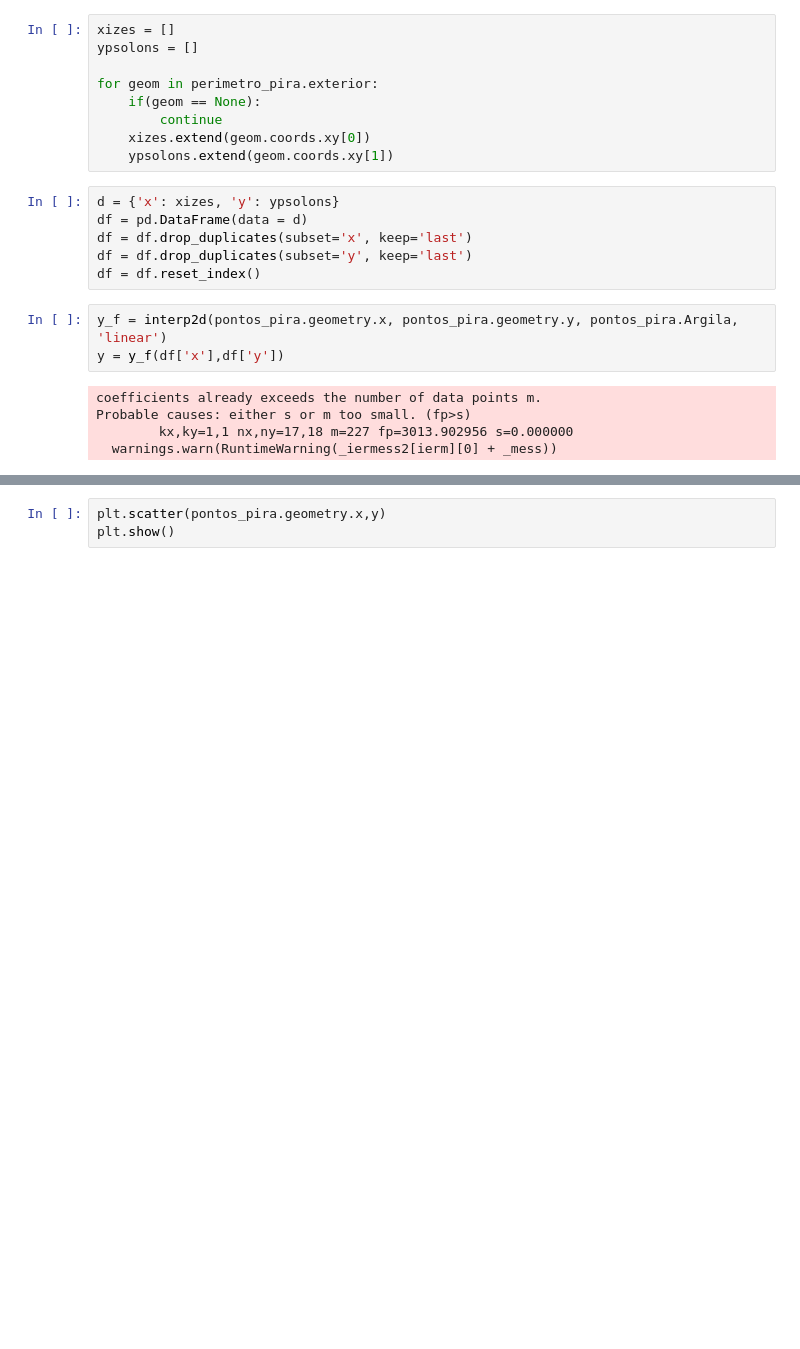
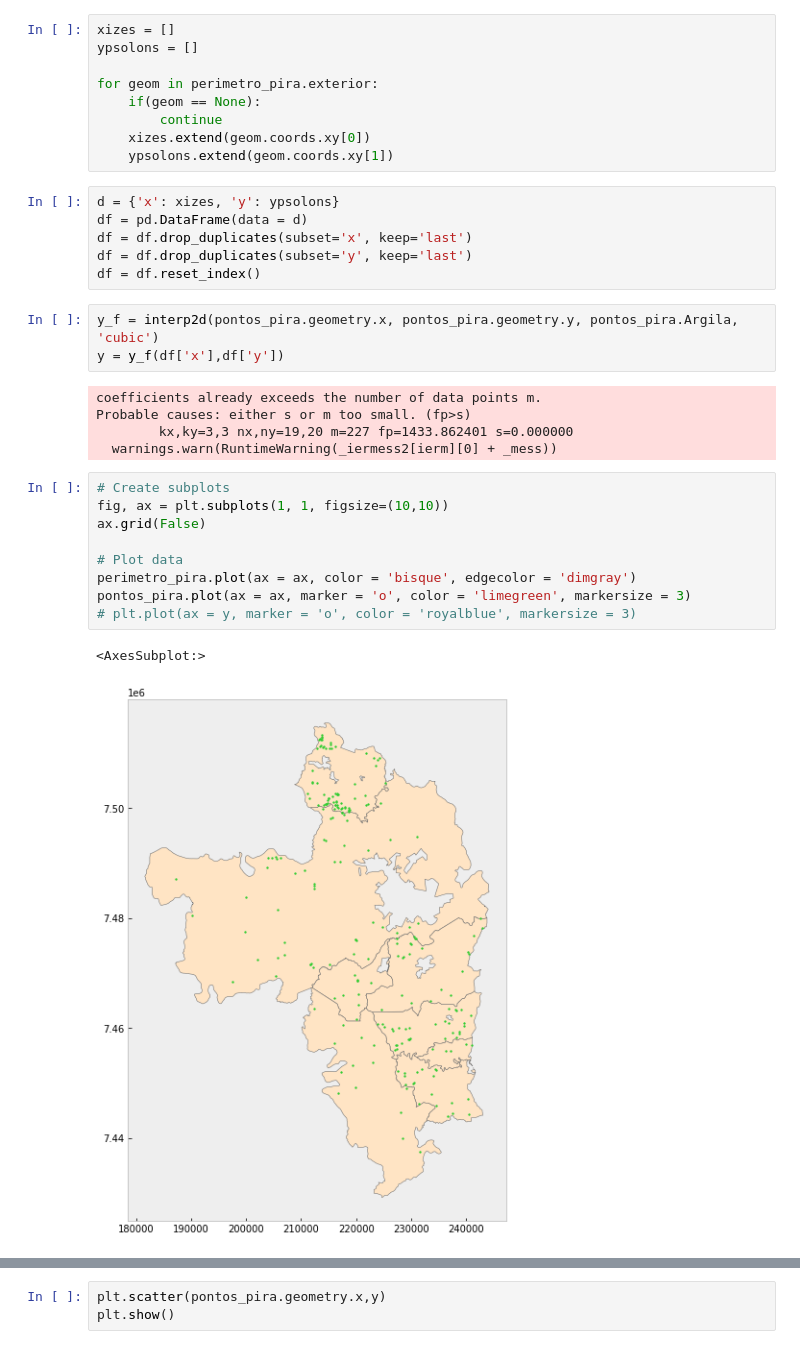
Before and after one commit to Livia-dias/Interpolate-carbono, a Jupyter notebook: interpolate.ipynb, the cells around one changed output, grey strips where cells are left out. Saved outputs shown, nothing was run; the diff lists cells and outputs as text; blank space fills up the shorter version.

```diff
--- a/interpolate.ipynb
+++ b/interpolate.ipynb
@@ -38,10 +40,22 @@ df = df.drop_duplicates(subset='x', keep='last')
 df = df.drop_duplicates(subset='y', keep='last')
 df = df.reset_index()
 # %%
-y_f = interp2d(pontos_pira.geometry.x, pontos_pira.geometry.y, pontos_pira.Argila, 'linear')
+y_f = interp2d(pontos_pira.geometry.x, pontos_pira.geometry.y, pontos_pira.Argila, 'cubic')
 y = y_f(df['x'],df['y'])
 # %% [output]
 coefficients already exceeds the number of data points m.
 Probable causes: either s or m too small. (fp>s)
-        kx,ky=1,1 nx,ny=17,18 m=227 fp=3013.902956 s=0.000000
+        kx,ky=3,3 nx,ny=19,20 m=227 fp=1433.862401 s=0.000000
   warnings.warn(RuntimeWarning(_iermess2[ierm][0] + _mess))
+# %%
+# Create subplots
+fig, ax = plt.subplots(1, 1, figsize=(10,10))
+ax.grid(False)
+
+# Plot data
+perimetro_pira.plot(ax = ax, color = 'bisque', edgecolor = 'dimgray')
+pontos_pira.plot(ax = ax, marker = 'o', color = 'limegreen', markersize = 3)
+# plt.plot(ax = y, marker = 'o', color = 'royalblue', markersize = 3)
+# %% [output]
+<AxesSubplot:>
+[figure, added]
```
Also changed, not shown: parts of 4 cells of this notebook, 6 other files.
